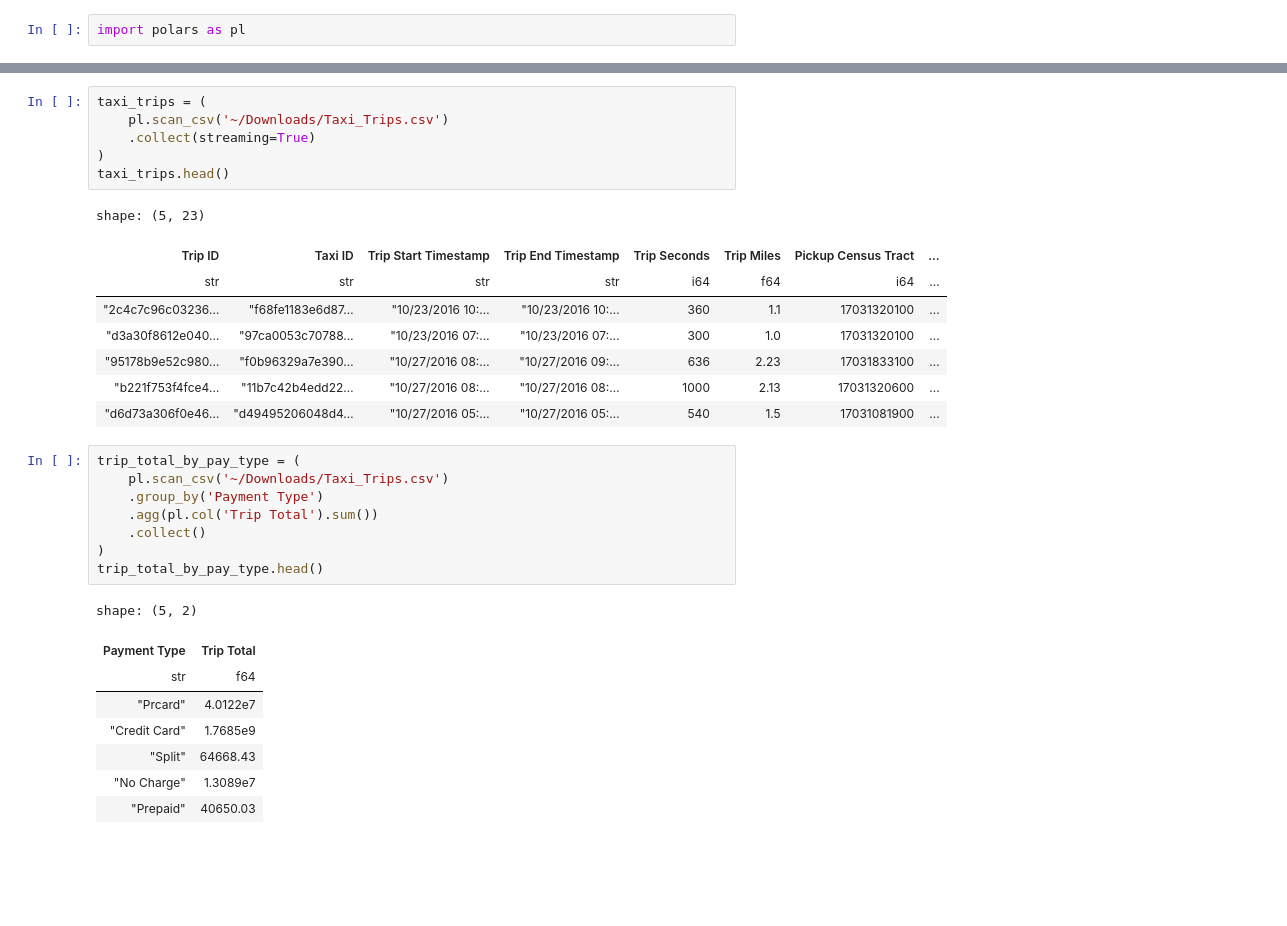
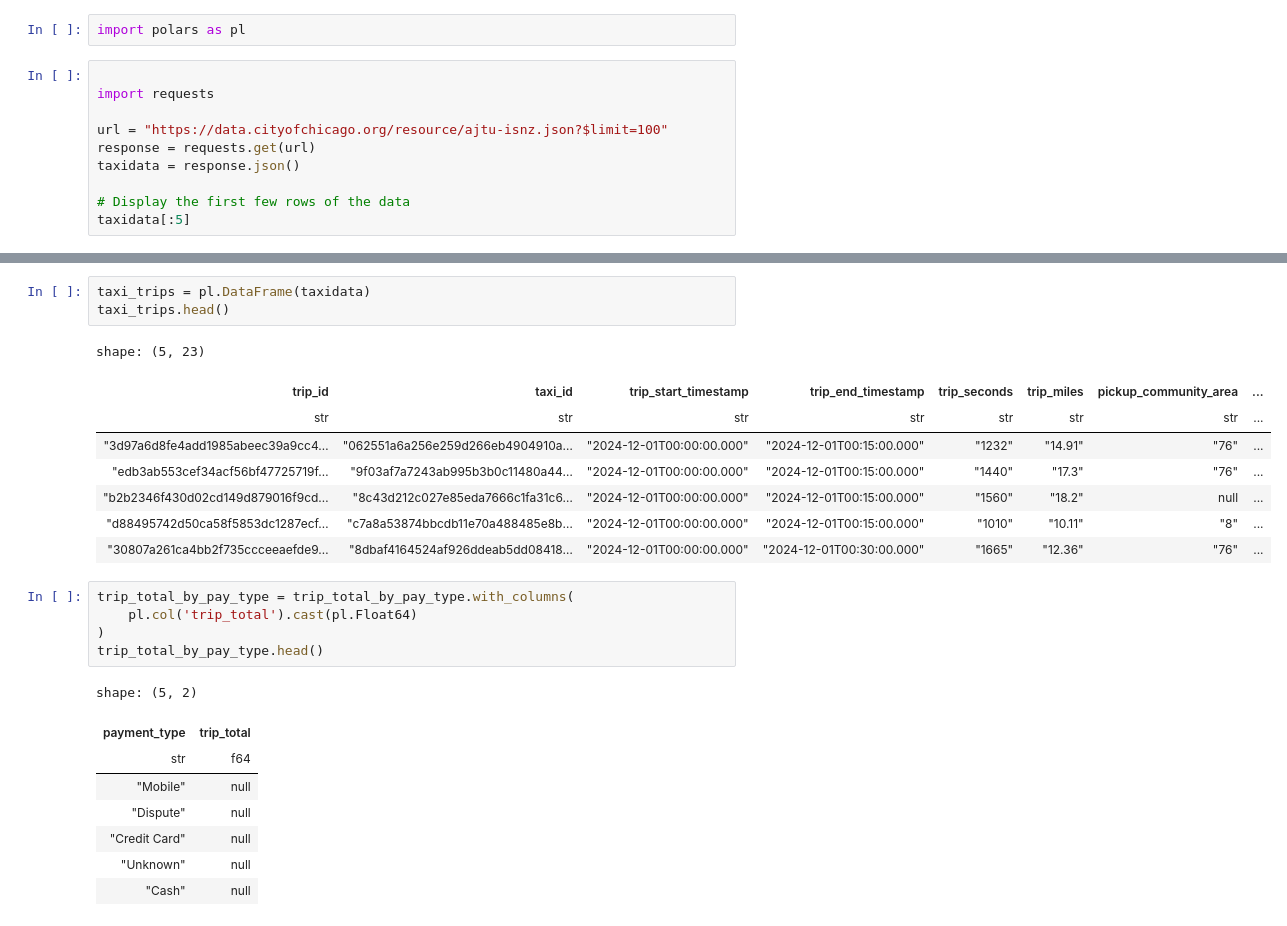
Before and after one commit to PacktPublishing/Polars-Cookbook, a Jupyter notebook: Chapter01/ch01.ipynb, the cells around one changed output, grey strips where cells are left out. Saved outputs shown, nothing was run; the diff lists cells and outputs as text; blank space fills up the shorter version.

Commit message:
Corrected the aquisition of Chi Taxi data

```diff
--- a/Chapter01/ch01.ipynb
+++ b/Chapter01/ch01.ipynb
@@ -712,2 +738,12 @@ df = df \
 # %%
 import polars as pl
+# %%
+
+import requests
+
+url = "https://data.cityofchicago.org/resource/ajtu-isnz.json?$limit=100"
+response = requests.get(url)
+taxidata = response.json()
+
+# Display the first few rows of the data
+taxidata[:5]
@@ -714,32 +768,26 @@ import polars as pl
 # %%
-taxi_trips = (
-    pl.scan_csv('~/Downloads/Taxi_Trips.csv')
-    .collect(streaming=True)
-)
+taxi_trips = pl.DataFrame(taxidata)
 taxi_trips.head()
 # %% [output]
 shape: (5, 23)
-| Trip ID | Taxi ID | Trip Start Timestamp | Trip End Timestamp | Trip Seconds | Trip Miles | Pickup Census Tract | ... |
-| str | str | str | str | i64 | f64 | i64 | ... |
-| "2c4c7c96c03236… | "f68fe1183e6d87… | "10/23/2016 10:… | "10/23/2016 10:… | 360 | 1.1 | 17031320100 | ... |
-| "d3a30f8612e040… | "97ca0053c70788… | "10/23/2016 07:… | "10/23/2016 07:… | 300 | 1.0 | 17031320100 | ... |
-| "95178b9e52c980… | "f0b96329a7e390… | "10/27/2016 08:… | "10/27/2016 09:… | 636 | 2.23 | 17031833100 | ... |
-| "b221f753f4fce4… | "11b7c42b4edd22… | "10/27/2016 08:… | "10/27/2016 08:… | 1000 | 2.13 | 17031320600 | ... |
-| "d6d73a306f0e46… | "d49495206048d4… | "10/27/2016 05:… | "10/27/2016 05:… | 540 | 1.5 | 17031081900 | ... |
+| trip_id | taxi_id | trip_start_timestamp | trip_end_timestamp | trip_seconds | trip_miles | pickup_community_area | ... |
+| str | str | str | str | str | str | str | ... |
+| "3d97a6d8fe4add1985abeec39a9cc4… | "062551a6a256e259d266eb4904910a… | "2024-12-01T00:00:00.000" | "2024-12-01T00:15:00.000" | "1232" | "14.91" | "76" | ... |
+| "edb3ab553cef34acf56bf47725719f… | "9f03af7a7243ab995b3b0c11480a44… | "2024-12-01T00:00:00.000" | "2024-12-01T00:15:00.000" | "1440" | "17.3" | "76" | ... |
+| "b2b2346f430d02cd149d879016f9cd… | "8c43d212c027e85eda7666c1fa31c6… | "2024-12-01T00:00:00.000" | "2024-12-01T00:15:00.000" | "1560" | "18.2" | null | ... |
+| "d88495742d50ca58f5853dc1287ecf… | "c7a8a53874bbcdb11e70a488485e8b… | "2024-12-01T00:00:00.000" | "2024-12-01T00:15:00.000" | "1010" | "10.11" | "8" | ... |
+| "30807a261ca4bb2f735ccceeaefde9… | "8dbaf4164524af926ddeab5dd08418… | "2024-12-01T00:00:00.000" | "2024-12-01T00:30:00.000" | "1665" | "12.36" | "76" | ... |
-# %%
-trip_total_by_pay_type = (
-    pl.scan_csv('~/Downloads/Taxi_Trips.csv')
-    .group_by('Payment Type')
-    .agg(pl.col('Trip Total').sum())
-    .collect()
-)
-trip_total_by_pay_type.head()
-# %% [output]
-shape: (5, 2)
-| Payment Type | Trip Total |
-| str | f64 |
-| "Prcard" | 4.0122e7 |
-| "Credit Card" | 1.7685e9 |
-| "Split" | 64668.43 |
-| "No Charge" | 1.3089e7 |
-| "Prepaid" | 40650.03 |
+# %%
+trip_total_by_pay_type = trip_total_by_pay_type.with_columns(
+    pl.col('trip_total').cast(pl.Float64)
+)
+trip_total_by_pay_type.head()
+# %% [output]
+shape: (5, 2)
+| payment_type | trip_total |
+| str | f64 |
+| "Mobile" | null |
+| "Dispute" | null |
+| "Credit Card" | null |
+| "Unknown" | null |
+| "Cash" | null |
```
Also changed, not shown: parts of 5 cells of this notebook.
